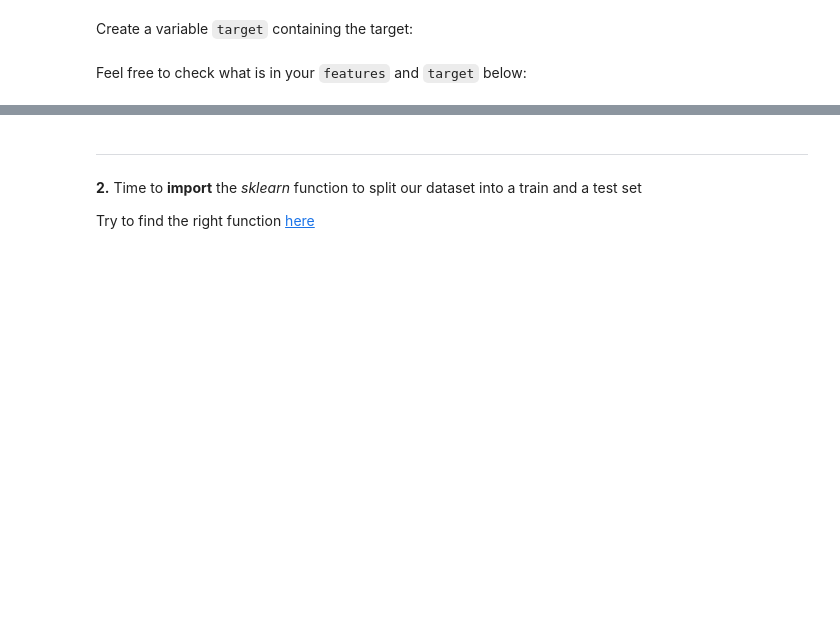
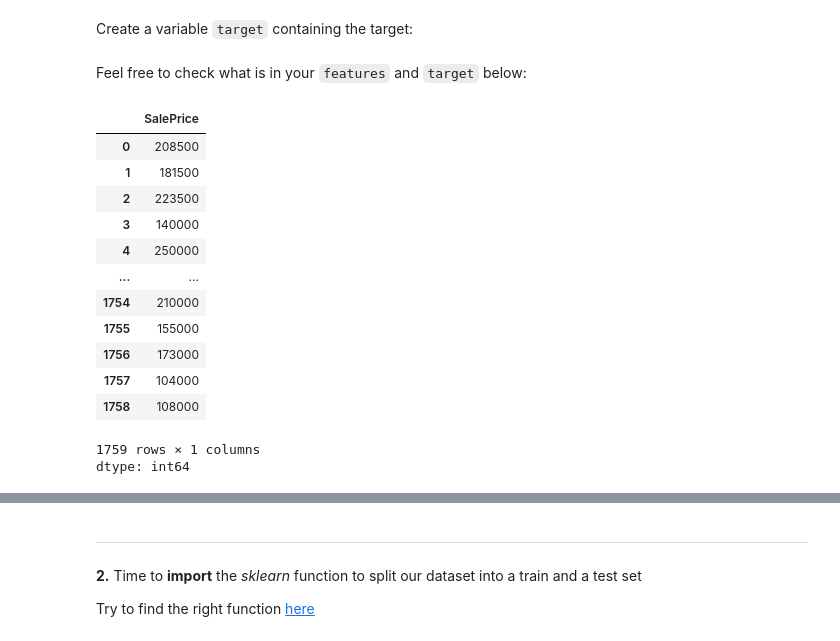
Before and after one commit to lucywang0604/dotfiles, a Jupyter notebook: house-price-prediction-project.ipynb, the cells around one changed output, grey strips where cells are left out. Saved outputs shown, nothing was run; the diff lists cells and outputs as text; code cells hidden in the pictures; blank space fills up the shorter version.

```diff
--- a/house-price-prediction-project.ipynb
+++ b/house-price-prediction-project.ipynb
@@ -144,0 +167,17 @@ Feel free to check what is in your `features` and `target` below:
+# %%
+target
+# %% [output]
+|  | SalePrice |
+| 0 | 208500 |
+| 1 | 181500 |
+| 2 | 223500 |
+| 3 | 140000 |
+| 4 | 250000 |
+| ... | ... |
+| 1754 | 210000 |
+| 1755 | 155000 |
+| 1756 | 173000 |
+| 1757 | 104000 |
+| 1758 | 108000 |
+1759 rows × 1 columns
+dtype: int64
```
Also changed, not shown: parts of 33 cells of this notebook.
